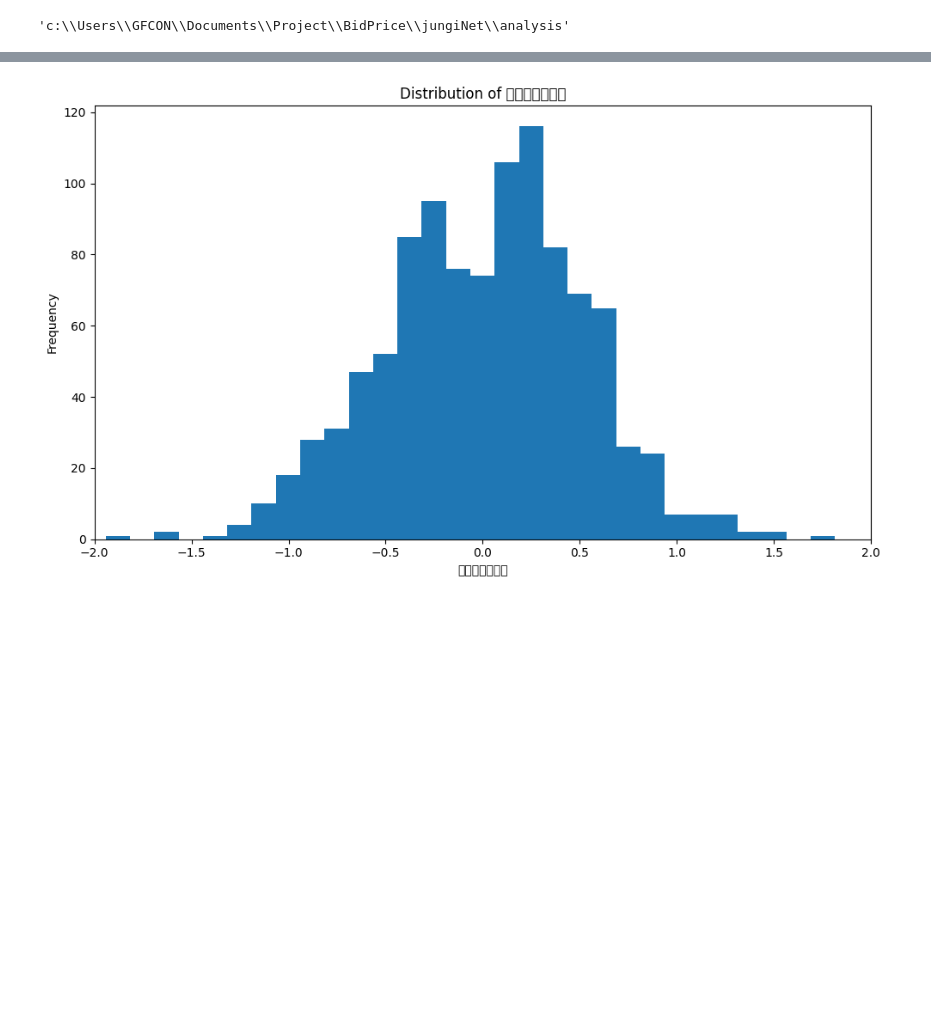
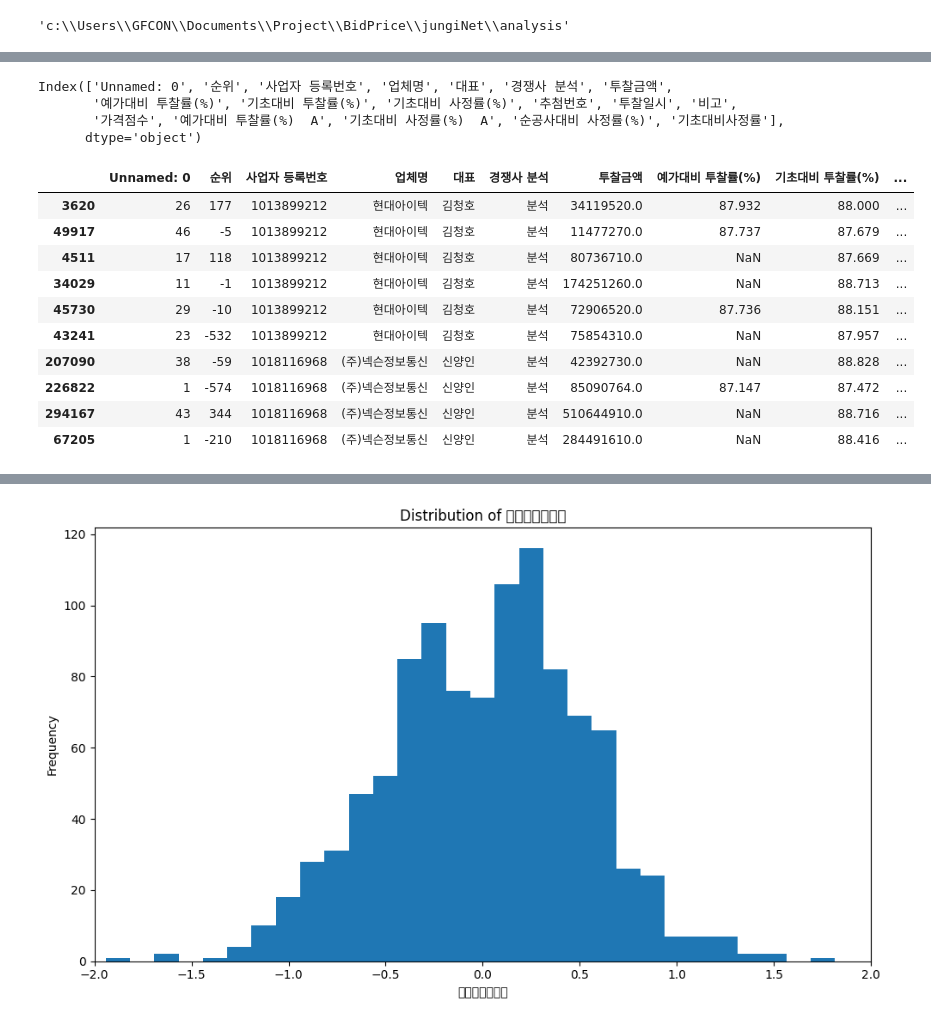
Before and after one commit to zoongahn/bid-price-analysis, a Jupyter notebook: analysis/analysis_cross_company.ipynb, the cells around one changed output, grey strips where cells are left out. Drawn from its saved outputs; the diff is of its cells as text; code cells hidden in the pictures; blank space fills up the shorter version.

```diff
--- a/analysis/analysis_cross_company.ipynb
+++ b/analysis/analysis_cross_company.ipynb
@@ -87,0 +124,23 @@ len(df)
+# %%
+df.columns
+# %% [output]
+Index(['Unnamed: 0', '순위', '사업자 등록번호', '업체명', '대표', '경쟁사 분석', '투찰금액',
+       '예가대비 투찰률(%)', '기초대비 투찰률(%)', '기초대비 사정률(%)', '추첨번호', '투찰일시', '비고',
+       '가격점수', '예가대비 투찰률(%)  A', '기초대비 사정률(%)  A', '순공사대비 사정률(%)', '기초대비사정률'],
+      dtype='object')
+# %%
+# 사업자번호별로 sort
+sorted_df = df.sort_values(by='사업자 등록번호')
+sorted_df.head(10)
+# %% [output]
+|  | Unnamed: 0 | 순위 | 사업자 등록번호 | 업체명 | 대표 | 경쟁사 분석 | 투찰금액 | 예가대비 투찰률(%) | 기초대비 투찰률(%) | ... |
+| 3620 | 26 | 177 | 1013899212 | 현대아이텍 | 김청호 | 분석 | 34119520.0 | 87.932 | 88.000 | ... |
+| 49917 | 46 | -5 | 1013899212 | 현대아이텍 | 김청호 | 분석 | 11477270.0 | 87.737 | 87.679 | ... |
+| 4511 | 17 | 118 | 1013899212 | 현대아이텍 | 김청호 | 분석 | 80736710.0 | NaN | 87.669 | ... |
+| 34029 | 11 | -1 | 1013899212 | 현대아이텍 | 김청호 | 분석 | 174251260.0 | NaN | 88.713 | ... |
+| 45730 | 29 | -10 | 1013899212 | 현대아이텍 | 김청호 | 분석 | 72906520.0 | 87.736 | 88.151 | ... |
+| 43241 | 23 | -532 | 1013899212 | 현대아이텍 | 김청호 | 분석 | 75854310.0 | NaN | 87.957 | ... |
+| 207090 | 38 | -59 | 1018116968 | (주)넥슨정보통신 | 신양인 | 분석 | 42392730.0 | NaN | 88.828 | ... |
+| 226822 | 1 | -574 | 1018116968 | (주)넥슨정보통신 | 신양인 | 분석 | 85090764.0 | 87.147 | 87.472 | ... |
+| 294167 | 43 | 344 | 1018116968 | (주)넥슨정보통신 | 신양인 | 분석 | 510644910.0 | NaN | 88.716 | ... |
+| 67205 | 1 | -210 | 1018116968 | (주)넥슨정보통신 | 신양인 | 분석 | 284491610.0 | NaN | 88.416 | ... |
```
Also changed, not shown: parts of 14 cells of this notebook, 1 other file.
